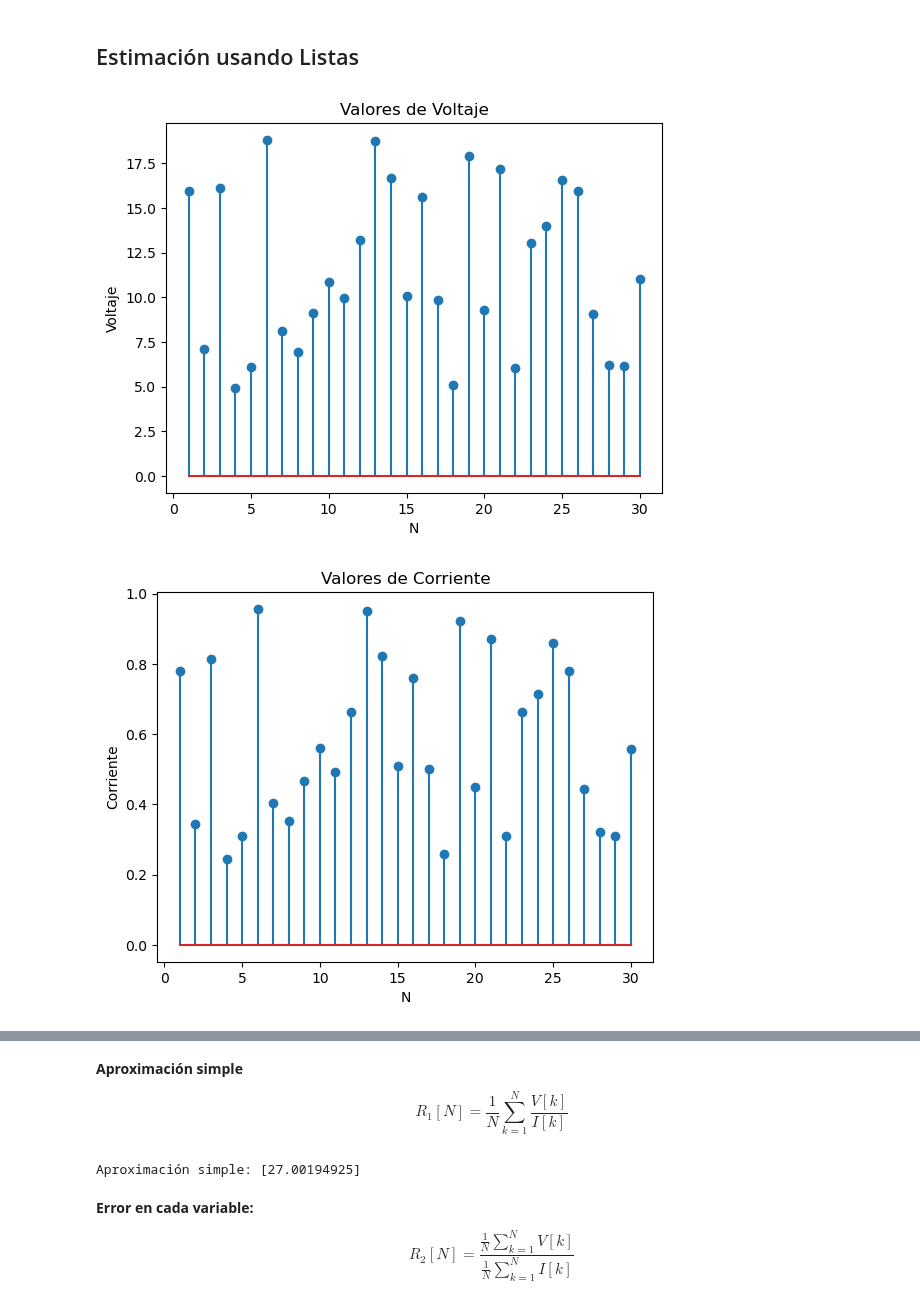
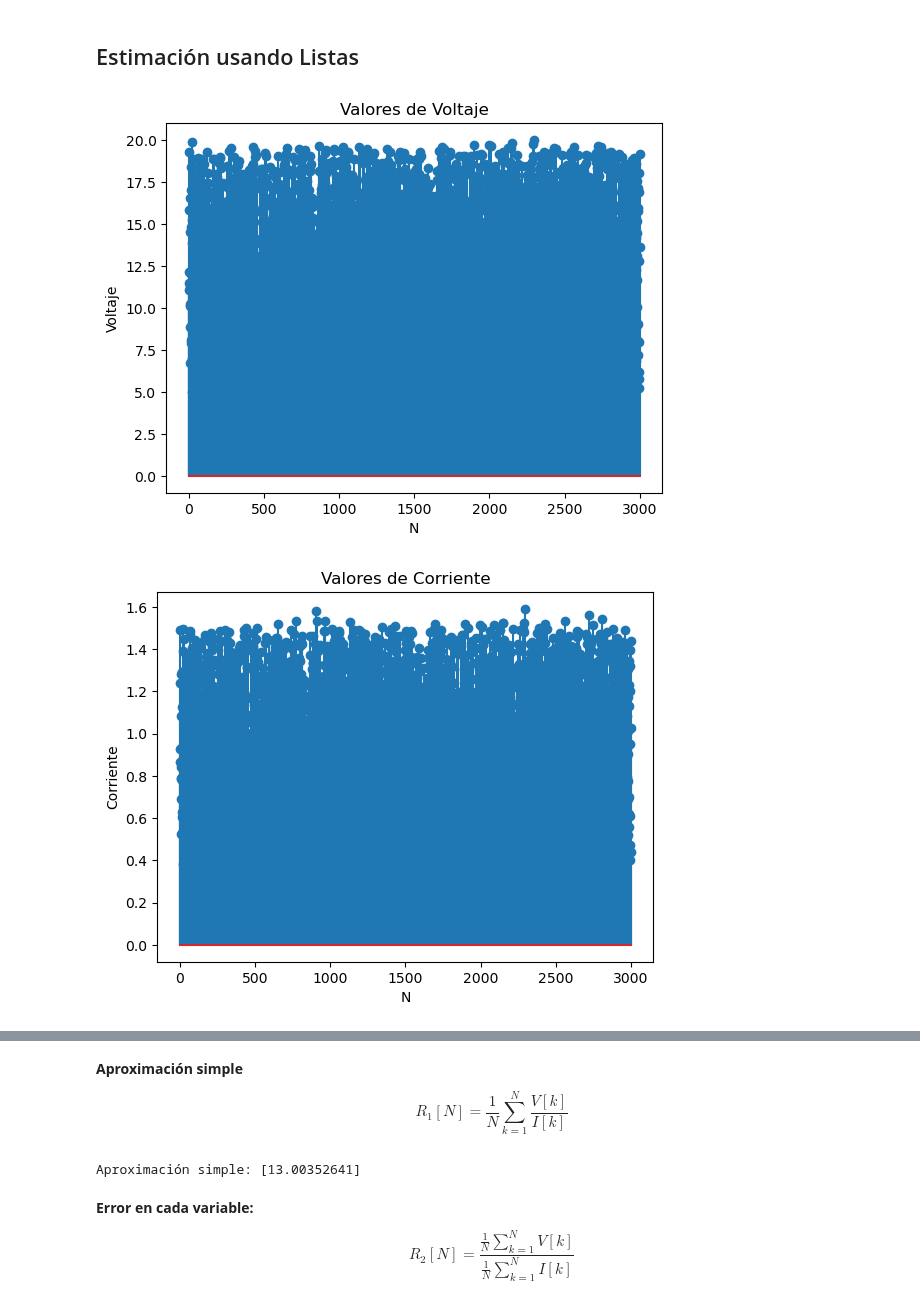
Before and after one commit to jairocuellar/System_identification, a Jupyter notebook: class_03_01.ipynb, the cells around one changed output, grey strips where cells are left out. Cells and saved outputs as stored; diff of their text form; code cells hidden in the pictures.

```diff
--- a/class_03_01.ipynb
+++ b/class_03_01.ipynb
@@ -85,7 +85,7 @@ R_3[N] = \frac{\frac{1}{N}\sum_{k=1}^{N}I[k] \cdot V[k]}{\frac{1}{N}\sum_{k=1}^{
 # Datos a utilizar señales vk, ik, N (numero de muestras)
 vk = []
 ik = []
-N = 30
+N = 3000
 
 # Variables necesarias para el proceso
 Nk = []
@@ -93,32 +93,32 @@ V_p = I_p = P_p = k = 0;
 R1 = R2 = R3 = 0;
 # Se supone que Rv es desconocido, pero para garantizar que el ejercicio tenga coherencia
 # debemos definirlo de forma aleatoria para luego simplemente decir que I=V/R
 Rv = random.randrange(10,50);
 
 for k in range(N):
     Nk.append(k+1)
     e1 = np.random.normal(0,0.02,size=1)
     vk.append(random.randrange(5,20)*(1+e1))
     e2 = np.random.normal(0,0.02,size=1)
     ik.append((vk[k]/Rv)*(1+e2))
 
 plt.stem(Nk,vk)
 plt.xlabel('N')
 plt.ylabel('Voltaje')
 plt.title('Valores de Voltaje')
 plt.show()
 
 plt.stem(Nk,ik)
 plt.xlabel('N')
 plt.ylabel('Corriente')
 plt.title('Valores de Corriente')
 plt.show()
 
 plt.scatter(ik,vk)
 plt.xlabel('Corriente')
 plt.ylabel('Voltaje')
 plt.title('Dispersión V vs I')
 plt.show()
 # %% [output]
-[figure, old version]
+[figure, new version]
-[figure, old version]
+[figure, new version]
@@ -142,7 +142,7 @@ R1 = R1/N
 
 print("Aproximación simple: "+str(R1))
 # %% [output]
-Aproximación simple: [27.00194925]
+Aproximación simple: [13.00352641]
 # %% [markdown]
 **Error en cada variable:**
 
```
Also changed, not shown: parts of 4 cells of this notebook, 8 other files.
